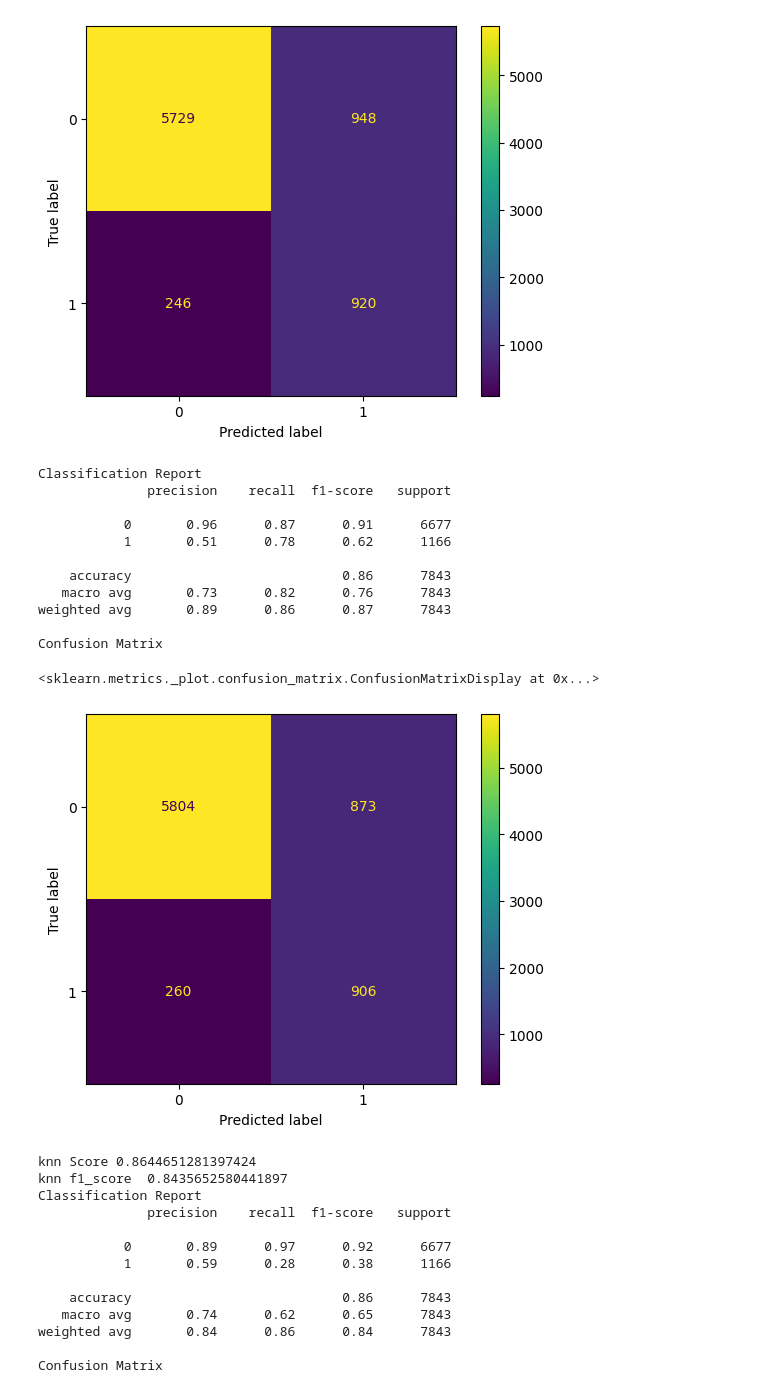
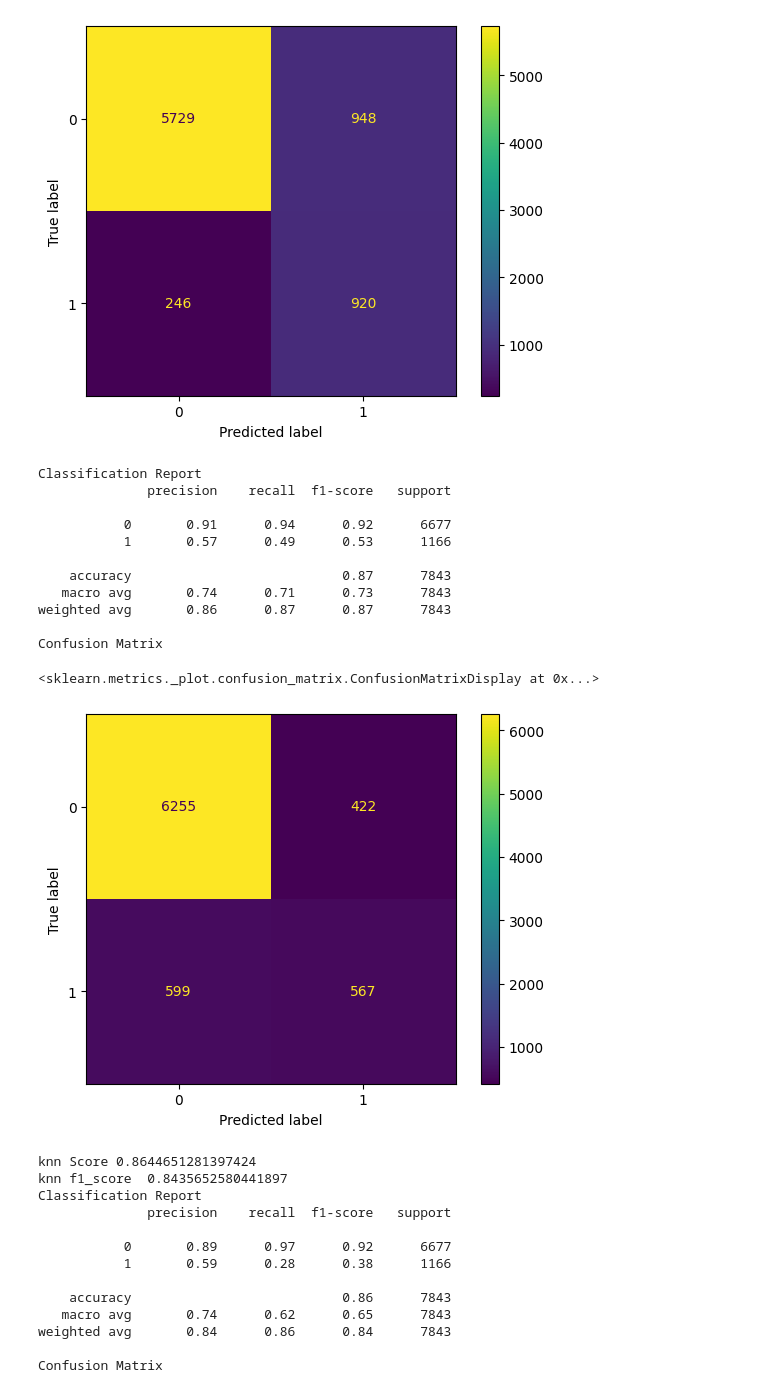
Before and after one commit to linisha04/Predict-the-Success-of-Bank-telemarketing, a Jupyter notebook: liniiiii.ipynb, the cells around one changed output. Drawn from its saved outputs; the diff is of its cells as text; code cells hidden in the pictures.

```diff
--- a/liniiiii.ipynb
+++ b/liniiiii.ipynb
@@ -1025,39 +1025,56 @@ Confusion Matrix
 <sklearn.metrics._plot.confusion_matrix.ConfusionMatrixDisplay at 0x...>
 [figure]
 # %%
-from imblearn.ensemble import EasyEnsembleClassifier
-eec = EasyEnsembleClassifier(estimator=rf ,random_state=1,n_jobs=-1)
+# from imblearn.ensemble import EasyEnsembleClassifier
+# eec = EasyEnsembleClassifier(estimator=rf ,random_state=1,n_jobs=-1)
 
 
-from imblearn.over_sampling import ADASYN
+# from imblearn.over_sampling import ADASYN
 
-adasyn = ADASYN(random_state=1)
-# xtrain, ytrain = adasyn.fit_resample(xtrain, ytrain)
+# adasyn = ADASYN(random_state=1)
+# # xtrain, ytrain = adasyn.fit_resample(xtrain, ytrain)
 
-easy=Pipeline([('col_transformer',col_transformer),('adasyn',adasyn)
-                                 ,('eec',eec)])
-easy.fit(xtrain, ytrain)
-ypred_easy=easy.predict(xtest)
+# easy=Pipeline([('col_transformer',col_transformer),('adasyn',adasyn)
+#                                  ,('eec',eec)])
+# easy.fit(xtrain, ytrain)
+# ypred_easy=easy.predict(xtest)
 
 
-print('Classification Report')
+# print('Classification Report')
 
-print(classification_report(ytest ,ypred_easy))
+# print(classification_report(ytest ,ypred_easy))
 
-print('Confusion Matrix')
+# print('Confusion Matrix')
 
-ConfusionMatrixDisplay.from_estimator(easy,xtest,ytest)
+# ConfusionMatrixDisplay.from_estimator(easy,xtest,ytest)
-# %% [output]
-Classification Report
-              precision    recall  f1-score   support
-
-           0       0.96      0.87      0.91      6677
-           1       0.51      0.78      0.62      1166
-
-    accuracy                           0.86      7843
-   macro avg       0.73      0.82      0.76      7843
-weighted avg       0.89      0.86      0.87      7843
-
-Confusion Matrix
-<sklearn.metrics._plot.confusion_matrix.ConfusionMatrixDisplay at 0x...>
-[figure, removed]
+# %%
+from imblearn.ensemble import BalancedRandomForestClassifier
+brf = BalancedRandomForestClassifier()
+
+brf=Pipeline([('col_transformer',col_transformer),('smote',smote)
+                                 ,('brf',brf)])
+brf.fit(xtrain, ytrain)
+ypred_brf=brf.predict(xtest)
+
+
+print('Classification Report')
+
+print(classification_report(ytest ,ypred_brf))
+
+print('Confusion Matrix')
+
+ConfusionMatrixDisplay.from_estimator(brf,xtest,ytest)
+# %% [output]
+Classification Report
+              precision    recall  f1-score   support
+
+           0       0.91      0.94      0.92      6677
+           1       0.57      0.49      0.53      1166
+
+    accuracy                           0.87      7843
+   macro avg       0.74      0.71      0.73      7843
+weighted avg       0.86      0.87      0.87      7843
+
+Confusion Matrix
+<sklearn.metrics._plot.confusion_matrix.ConfusionMatrixDisplay at 0x...>
+[figure, added]
```
Also changed, not shown: parts of 2 cells of this notebook.
